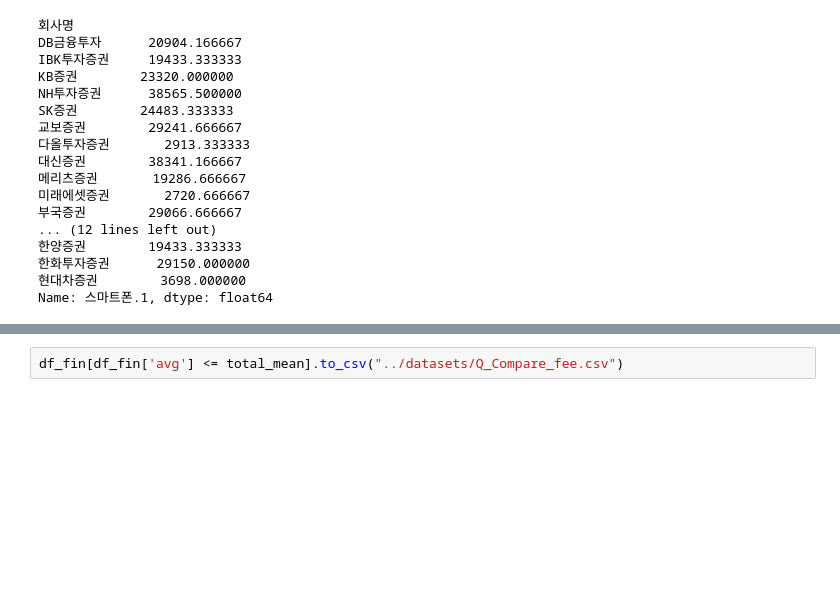
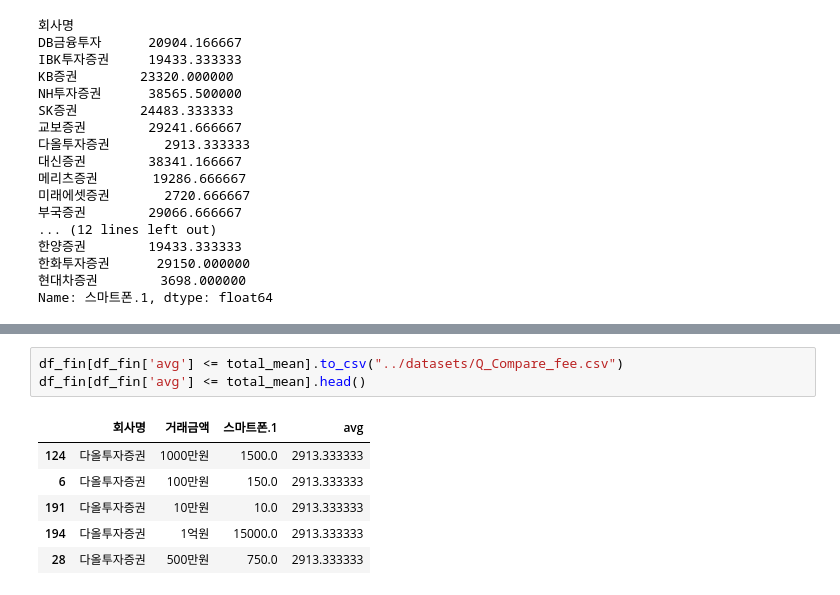
Before and after one commit to Huey-fitpet/study_pandas, a Jupyter notebook: quests/Compare_stocktradingfees_merges.ipynb, the cells around one changed output, grey strips where cells are left out. Drawn from its saved outputs; the diff is of its cells as text; blank space fills up the shorter version.

```diff
--- a/quests/Compare_stocktradingfees_merges.ipynb
+++ b/quests/Compare_stocktradingfees_merges.ipynb
@@ -124,2 +132,10 @@ df_fin = df_mean_value[['회사명','거래금액','스마트폰.1','avg']].sort
 # %%
 df_fin[df_fin['avg'] <= total_mean].to_csv("../datasets/Q_Compare_fee.csv")
+df_fin[df_fin['avg'] <= total_mean].head()
+# %% [output]
+|  | 회사명 | 거래금액 | 스마트폰.1 | avg |
+| 124 | 다올투자증권 | 1000만원 | 1500.0 | 2913.333333 |
+| 6 | 다올투자증권 | 100만원 | 150.0 | 2913.333333 |
+| 191 | 다올투자증권 | 10만원 | 10.0 | 2913.333333 |
+| 194 | 다올투자증권 | 1억원 | 15000.0 | 2913.333333 |
+| 28 | 다올투자증권 | 500만원 | 750.0 | 2913.333333 |
```
Also changed, not shown: parts of 1 cell of this notebook.
